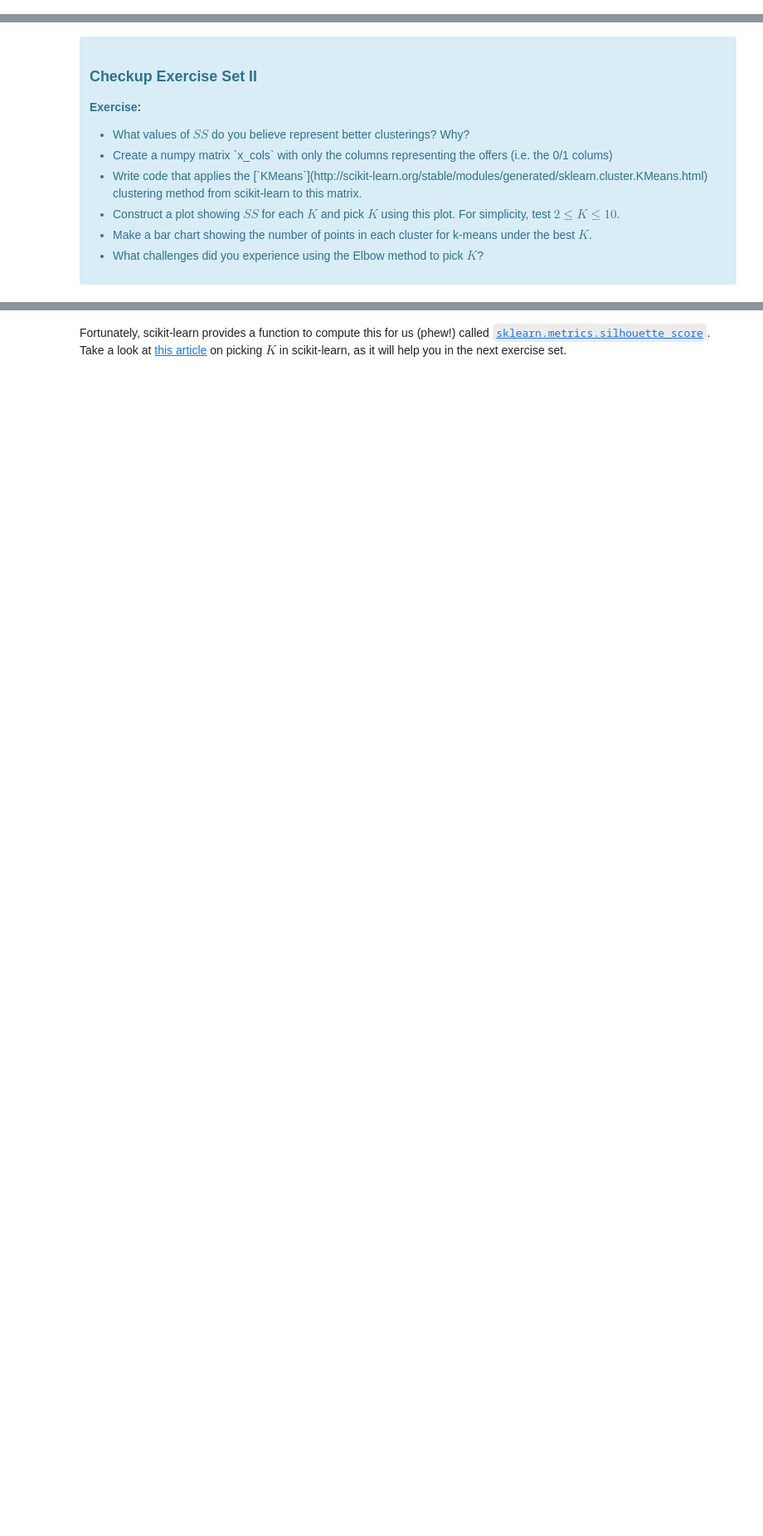
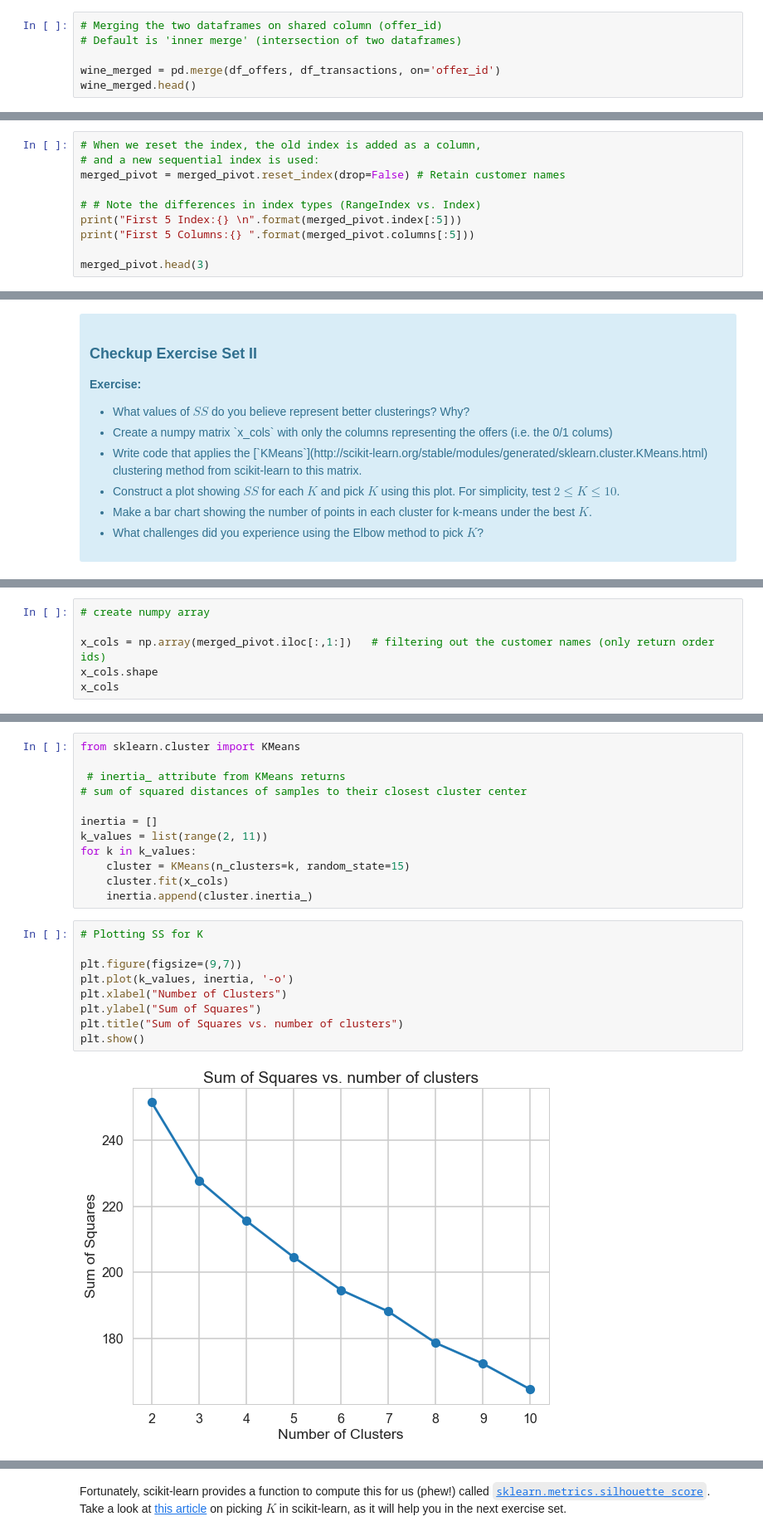
Before and after one commit to azades/Springboard, a Jupyter notebook: clustering/Mini_Project_Clustering.ipynb, the cells around one changed output, grey strips where cells are left out. Shown at 83% size. Cells and saved outputs as stored; diff of their text form; blank space fills up the shorter version.

Commit message:
Clustering

```diff
--- a/clustering/Mini_Project_Clustering.ipynb
+++ b/clustering/Mini_Project_Clustering.ipynb
@@ -48,0 +82,6 @@ The first thing we need is a way to compare customers. To do this, we're going t
+# %%
+# Merging the two dataframes on shared column (offer_id)
+# Default is 'inner merge' (intersection of two dataframes)
+
+wine_merged = pd.merge(df_offers, df_transactions, on='offer_id')
+wine_merged.head()
@@ -48,0 +129,10 @@ The first thing we need is a way to compare customers. To do this, we're going t
+# %%
+# When we reset the index, the old index is added as a column,
+# and a new sequential index is used:
+merged_pivot = merged_pivot.reset_index(drop=False) # Retain customer names
+
+# # Note the differences in index types (RangeIndex vs. Index)
+print("First 5 Index:{} \n".format(merged_pivot.index[:5]))
+print("First 5 Columns:{} ".format(merged_pivot.columns[:5]))
+
+merged_pivot.head(3)
@@ -76,0 +174,6 @@ where $x_i$ is a point, $C_k$ represents cluster $k$ and $\mu_k$ is the centroid
+# %%
+# create numpy array
+
+x_cols = np.array(merged_pivot.iloc[:,1:])   # filtering out the customer names (only return order ids)
+x_cols.shape
+x_cols
@@ -76,0 +188,23 @@ where $x_i$ is a point, $C_k$ represents cluster $k$ and $\mu_k$ is the centroid
+# %%
+from sklearn.cluster import KMeans
+
+ # inertia_ attribute from KMeans returns
+# sum of squared distances of samples to their closest cluster center
+
+inertia = []
+k_values = list(range(2, 11))
+for k in k_values:
+    cluster = KMeans(n_clusters=k, random_state=15)
+    cluster.fit(x_cols)
+    inertia.append(cluster.inertia_)
+# %%
+# Plotting SS for K
+
+plt.figure(figsize=(9,7))
+plt.plot(k_values, inertia, '-o')
+plt.xlabel("Number of Clusters")
+plt.ylabel("Sum of Squares")
+plt.title("Sum of Squares vs. number of clusters")
+plt.show()
+# %% [output]
+[figure, added]
```
Also changed, not shown: parts of 22 cells of this notebook, 1 other file.
